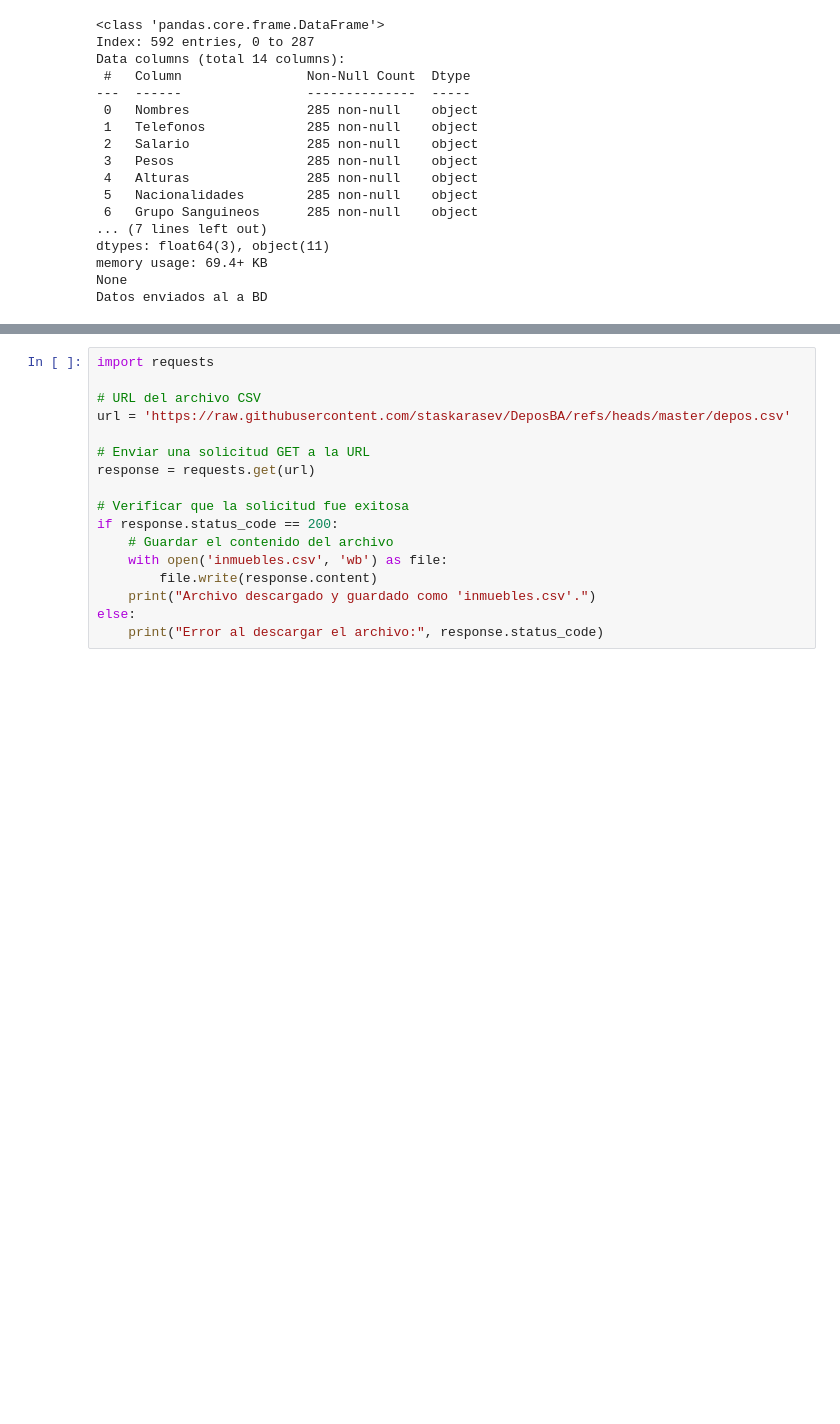
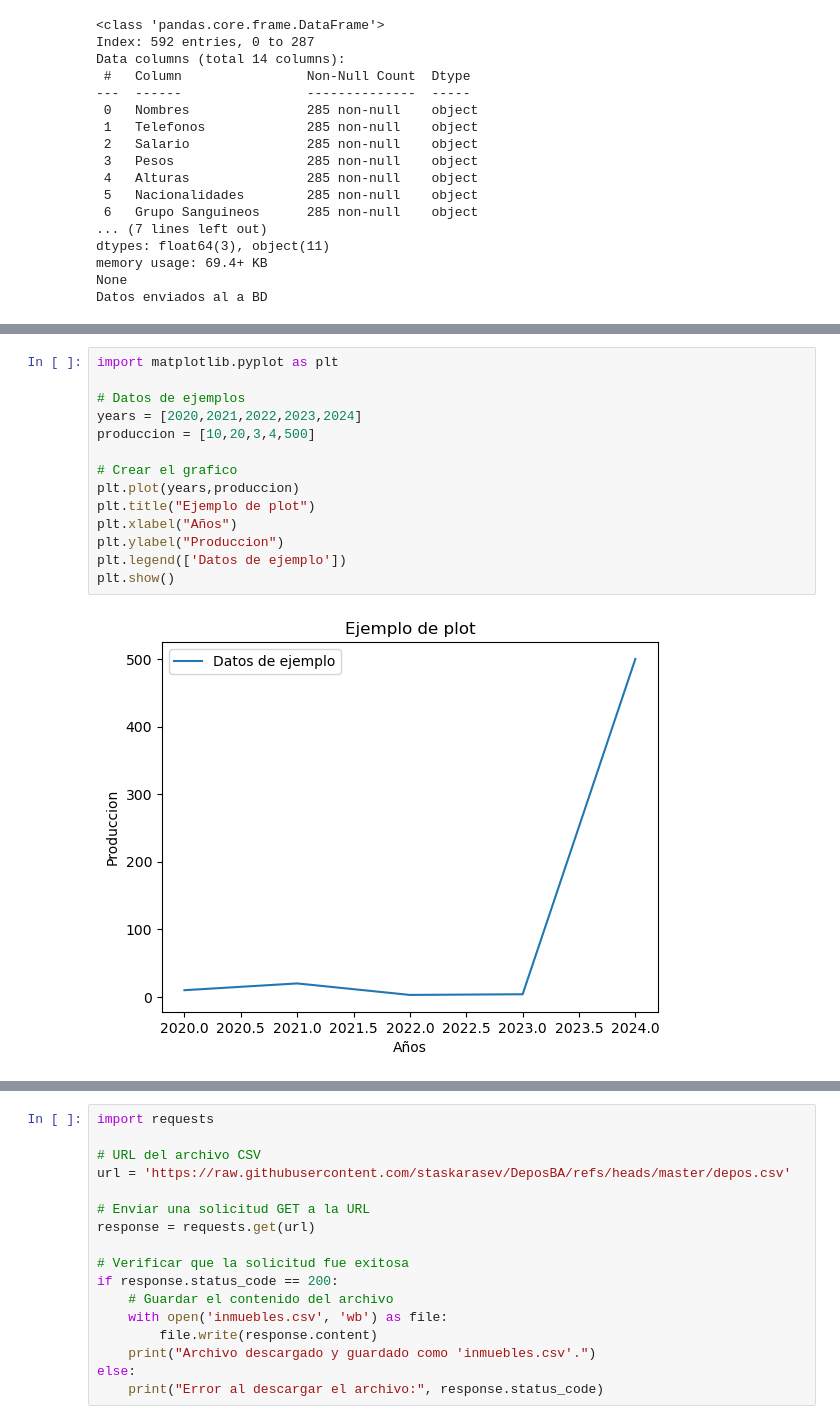
Before and after one commit to Epyon99/NHPYDATA, a Jupyter notebook: Clases/Modulo3-Limpieza.ipynb, the cells around one changed output, grey strips where cells are left out. Drawn from its saved outputs; the diff is of its cells as text; blank space fills up the shorter version.

```diff
--- a/Clases/Modulo3-Limpieza.ipynb
+++ b/Clases/Modulo3-Limpieza.ipynb
@@ -109,0 +129,16 @@ Datos enviados al a BD
+# %%
+import matplotlib.pyplot as plt
+
+# Datos de ejemplos
+years = [2020,2021,2022,2023,2024]
+produccion = [10,20,3,4,500]
+
+# Crear el grafico
+plt.plot(years,produccion)
+plt.title("Ejemplo de plot")
+plt.xlabel("Años")
+plt.ylabel("Produccion")
+plt.legend(['Datos de ejemplo'])
+plt.show()
+# %% [output]
+[figure, added]
```
Also changed, not shown: parts of 9 cells of this notebook, 1 other file.
